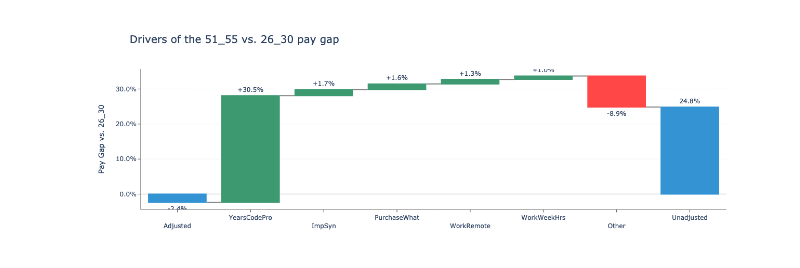
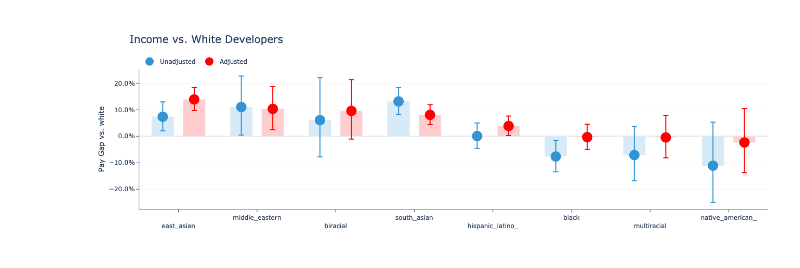
Before and after one commit to whoisnnamdi/highest-paid-software-developer-2019, a Jupyter notebook: dev-pay-2.ipynb, the cells around one changed output. Drawn from its saved outputs; the diff is of its cells as text; code cells hidden in the pictures.

Commit message:
charting updates

```diff
--- a/dev-pay-2.ipynb
+++ b/dev-pay-2.ipynb
@@ -228,6 +229,11 @@ def double_selection(df: pd.DataFrame,
                      controls: dict,
                      controls_adj: list,
                      category: str) -> pd.DataFrame:
+    """
+    Runs double selection on dataframe for provided category, selecting relevant covariates
+
+    Returns dataframe with important covariates along with original category
+    """
 
     X = df[controls_adj].copy()
 
@@ -249,7 +255,10 @@ def double_selection(df: pd.DataFrame,
 
     B = sfm.fit(W, Y).get_support()
 
-    """from scipy.stats import norm
+    """
+    Code for square root lasso
+
+    from scipy.stats import norm
 
     n = len(Y)
     p = W.shape[1]
@@ -260,22 +269,26 @@ def double_selection(df: pd.DataFrame,
 
     return sm.OLS(X["DevType_back_end"].astype(float), W.astype(float)).fit_regularized(method="sqrt_lasso", alpha=alpha).params
 
-    print(clf.alpha_)
-    print(sum(clf.coef_ > 0))
-    d = pd.DataFrame([W.columns, clf.coef_])
-    print(d)
-    #print(clf.fit(W, Y).mse_path_)
-    plt.plot(-np.log10(clf.alphas_), clf.mse_path_, ':')"""
+    """
 
     return pd.concat([W.T[A | B].T, X], axis=1)
 # %%
 def unlog(logged):
+    """
+    Unlogs logged quantities
+
+    """
     return np.e**(logged) - 1
 # %%
 def output_graph(df: pd.DataFrame,
                  controls: dict,
                  lasso: bool=False,
-                 category: str=None) -> (pd.DataFrame, sm.regression.linear_model.RegressionResultsWrapper):
+                 category: str=None,
+                 online: bool=False) -> (pd.DataFrame, sm.regression.linear_model.RegressionResultsWrapper):
+    """
+    Runs double selection and plots chart of results coefficients along with unconditional pay gaps and respective confidence intervals
+
+    """
 
     controls_adj = [category+"_"+control for control in controls[category]["controls"] if controls[category]["omitted"] != control]
 
@@ -430,11 +443,13 @@ def output_graph(df: pd.DataFrame,
                                    zeroline=True,
                                    zerolinecolor="#e8e8e8",
                                    zerolinewidth=2),
-                      width=max(750, len(my_range) * 100),
+                      #width=max(750, len(my_range) * 100),
+                      margin = dict(r=0),
                       plot_bgcolor="white",
                       title_font = dict(size=20),
                       legend=go.layout.Legend(x=0,
-                                              y=1.13,
+                                              y=1,
+                                              yanchor="bottom",
                                               orientation="h"))
 
     if not os.path.exists("images"):
@@ -443,8 +458,12 @@ def output_graph(df: pd.DataFrame,
     if not os.path.exists("embeds"):
         os.mkdir("embeds")
 
-    fig.write_image("images/" + category + ".jpg", scale=2)
+    fig.write_image("images/" + category + ".jpg", scale=3)
     fig.write_html("embeds/" + category + ".html", include_plotlyjs='cdn')
+    #print(plotly.offline.plot(fig, include_plotlyjs=False, output_type='div'))
+
+    if online:
+        py.plot(fig, filename=category)
 
     fig.show()
 
@@ -597,12 +616,3 @@ test, est = output_graph(data_2019, controls, True, "Age")
-# %%
-cat = "Age"
-exp = "51_55"
-
-output, coef_full = explain(data_2019, est, controls, cat, exp, 5)
-
-output_waterfall(output, coef_full, controls, cat, exp)
-# %% [output]
-[figure, removed]
 # %%
 titles = {"CodeRevHrs": "Income vs. 1-2 Hours of Code Review per Week",
           "Age": "Income vs. 26-30 Years of Age",
@@ -614,3 +624,7 @@ titles = {"CodeRevHrs": "Income vs. 1-2 Hours of Code Review per Week",
 # %%
 for k in titles.keys():
     controls[k]["title"] = titles[k]
+# %%
+test, est = output_graph(data_2019, controls, True, "Ethnicity", False)
+# %% [output]
+[figure, added]
```
Also changed, not shown: parts of 6 cells of this notebook.
